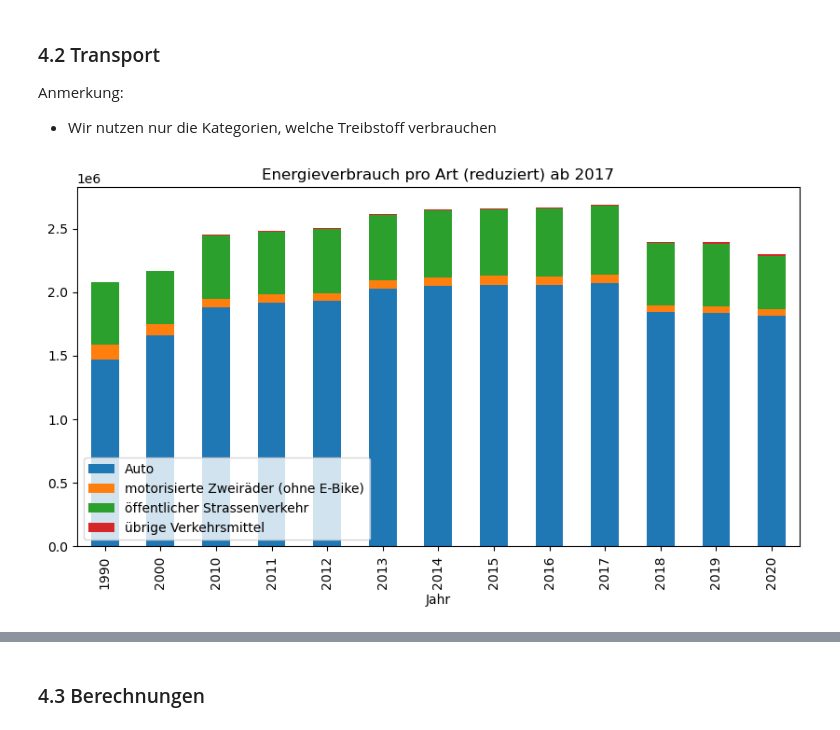
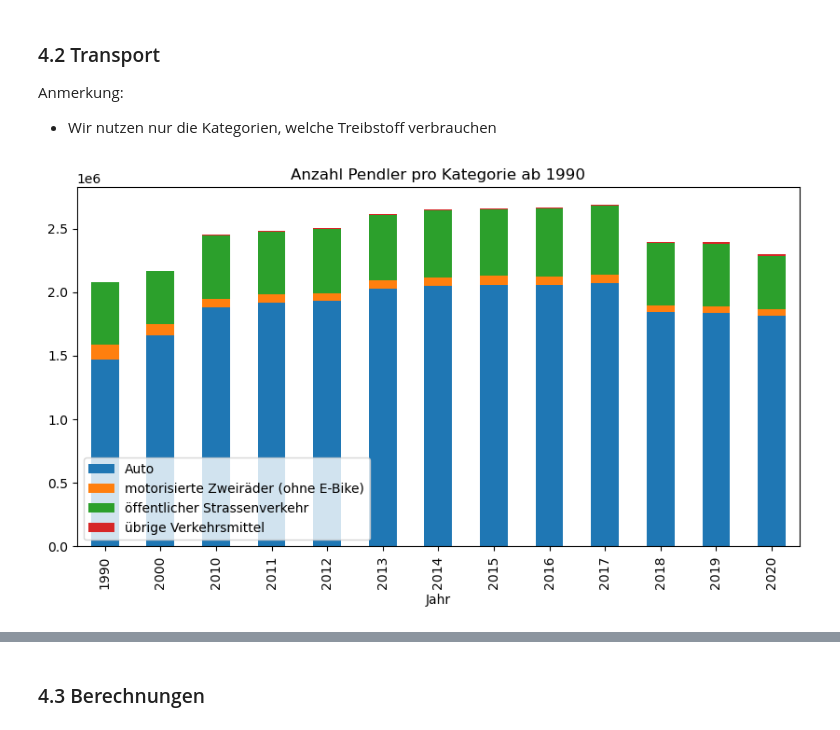
Before and after one commit to marco-weber/BMLD-2022-Informatik-Leistungsnachweis, a Jupyter notebook: Leistungsnachweisname_FilipaWeber_AnnaHasenfratz_EnyaJossen.ipynb, the cells around one changed output, grey strips where cells are left out. Cells and saved outputs as stored; diff of their text form; code cells hidden in the pictures.

```diff
--- a/Leistungsnachweisname_FilipaWeber_AnnaHasenfratz_EnyaJossen.ipynb
+++ b/Leistungsnachweisname_FilipaWeber_AnnaHasenfratz_EnyaJossen.ipynb
@@ -298,15 +298,14 @@ Anmerkung:
 # %%
 filter_transport = ((df_full["Kategorie"] == "Auto" )|
                     (df_full["Kategorie"] == "öffentlicher Strassenverkehr")|
                     (df_full["Kategorie"] == "motorisierte Zweiräder (ohne E-Bike)")|
                     (df_full["Kategorie"] == "übrige Verkehrsmittel"))
 df_transport_wide = df_full[(filter_historic & filter_transport)].pivot(index="Jahr", columns="Kategorie", values="Wert")
-#df_transport_wide.plot.bar(stacked=True)
-df_transport_wide.plot(kind="bar",figsize=[10,5], title= "Energieverbrauch pro Art (reduziert) ab 2017", stacked=True)
+df_transport_wide.plot(kind="bar",figsize=[10,5], title= "Anzahl Pendler pro Kategorie ab 1990", stacked=True)
 plt.legend(loc='lower left')
 plt.show()
 # %% [output]
-[figure, old version]
+[figure, new version]
 # %%
 filter_transport = ((df_full["Kategorie"] == "Auto" )|
                     (df_full["Kategorie"] == "öffentlicher Strassenverkehr")|
```
Also changed, not shown: parts of 3 cells of this notebook.
